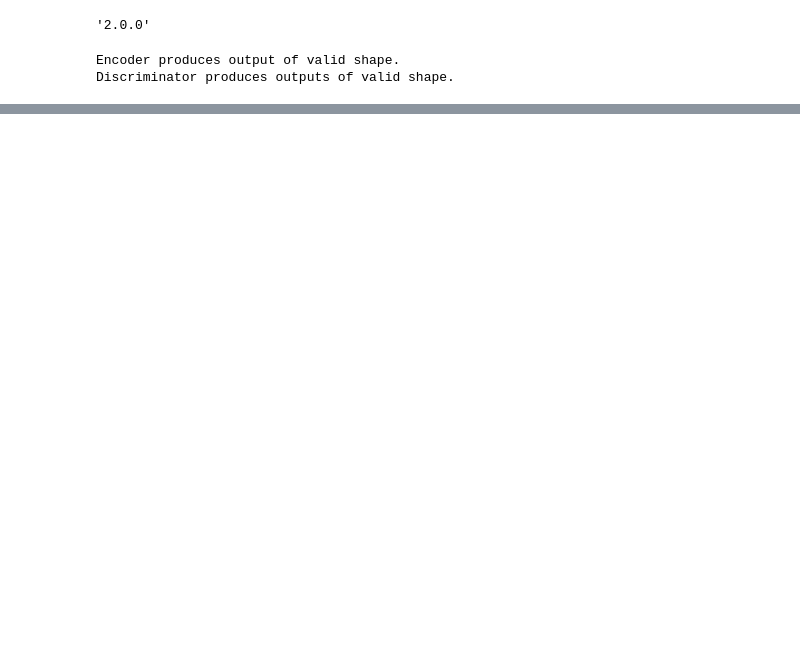
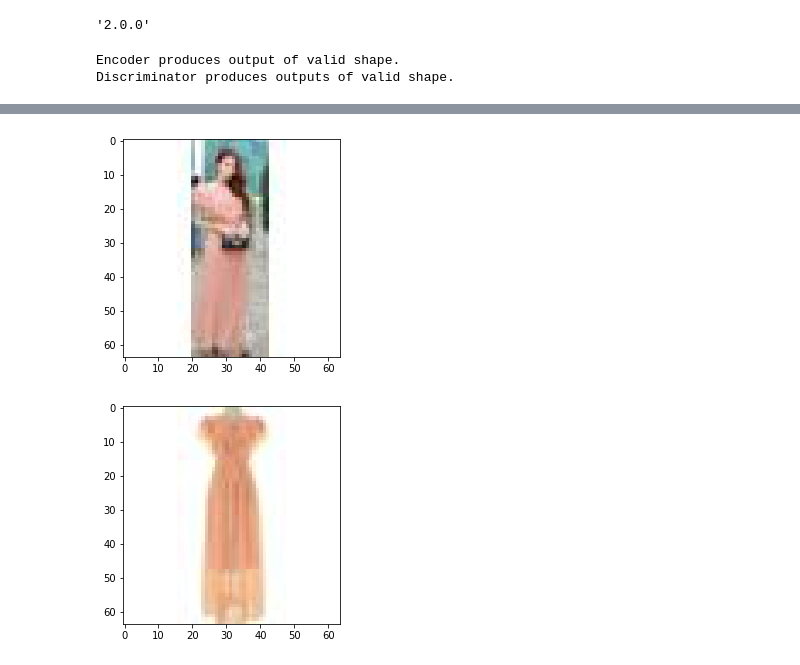
Before and after one commit to Dmytro-Shvetsov/Clothing-Translation, a Jupyter notebook: model_training.ipynb, the cells around one changed output, grey strips where cells are left out. Drawn from its saved outputs; the diff is of its cells as text; code cells hidden in the pictures; blank space fills up the shorter version.

Commit message:
Add functionality for loading and preprocessing data.

```diff
--- a/model_training.ipynb
+++ b/model_training.ipynb
@@ -216,3 +288,47 @@ show_images(im)
+# %%
+IMAGE_FOLDER = './data/images/'
+RAW_FOLDER = os.path.join(IMAGE_FOLDER, 'raw')
+TRAIN_FOLDER = os.path.join(IMAGE_FOLDER, 'train')
+VAL_FOLDER = os.path.join(IMAGE_FOLDER, 'val')
+TEST_FOLDER = os.path.join(IMAGE_FOLDER, 'test')
+
+# load_dataset(RAW_FOLDER, TRAIN_FOLDER, VAL_FOLDER, TEST_FOLDER)
+# %%
+class Dataset:
+    def __init__(self, train_fp, val_fp, test_fp):
+        self._train_fp = train_fp
+        self._val_fp = val_fp
+        self._test_fp = test_fp
+
+    def get_iter(self, batch_size, data='test'):
+        folder_fp = (self._train_fp if data == 'train'
+                     else self._val_fp if data == 'val'
+                     else self._test_fp)
+
+        names = sorted(glob.glob(os.path.join(self._train_fp, '*.jpg')))
+        grouped_names = group_data(names)
+        X = []
+        for source, domain in grouped_names:
+            X.extend(list(zip(source, [domain]*len(source))))
+
+        N = len(names)
+        for i in range(0, N, batch_size):
+            yield np.array([(np.asarray(Image.open(p1)),
+                    np.asarray(Image.open(p2))) for p1, p2 in X[i:i+batch_size]])
+
+lookbook = Dataset(TRAIN_FOLDER, VAL_FOLDER, TEST_FOLDER)
+it = lookbook.get_iter(32, 'train')
+b = next(it)
+# %%
+i1, i2 = b[1]
+plt.figure()
+plt.imshow(i1.astype(np.uint8))
+plt.figure()
+plt.imshow(i2)
+plt.show()
+# %% [output]
+[figure, added]
+[figure, added]
 # %%
 BATCH_SIZE = 128
 LEARNING_RATE = 0.0002
```
Also changed, not shown: parts of 4 cells of this notebook, 1 other file.
